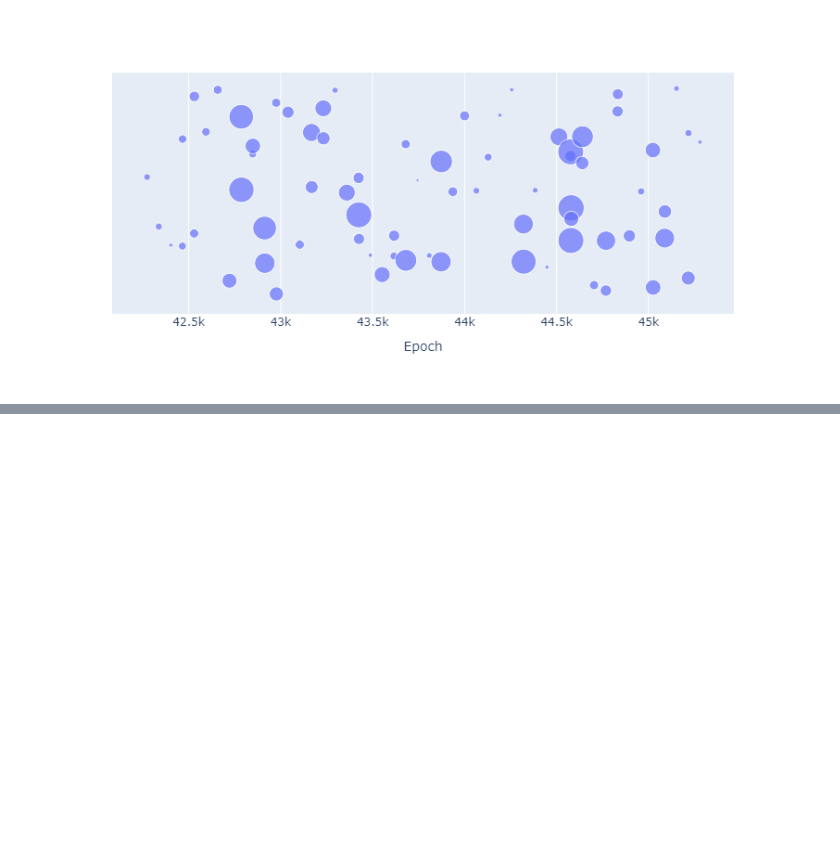
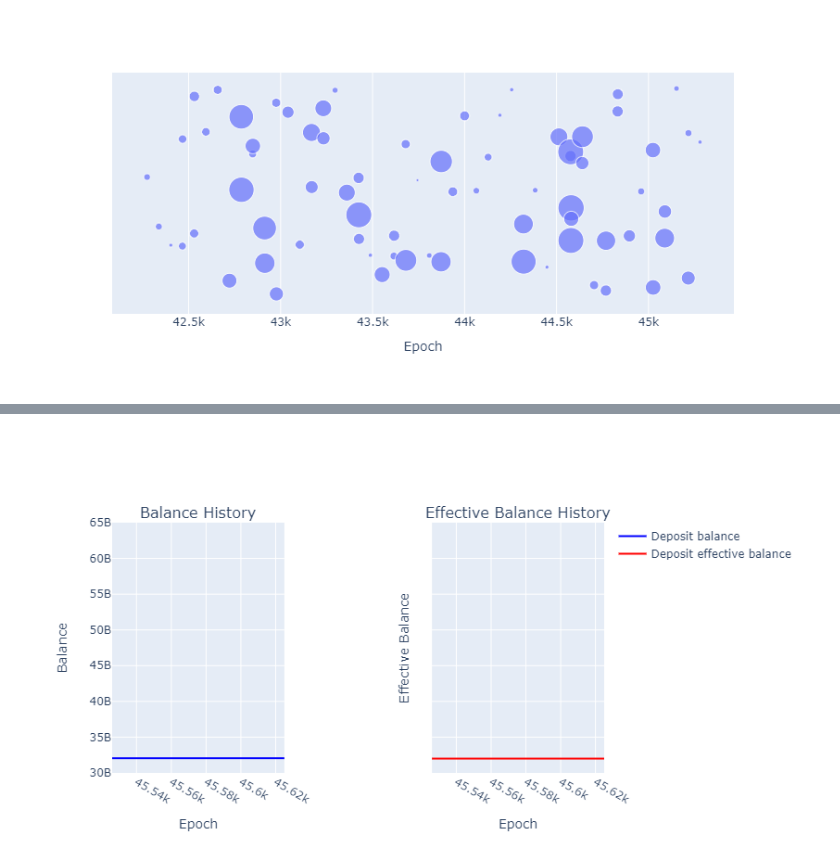
Before and after one commit to SHSR2001/beacondigest, a Jupyter notebook: notebooks/2021/06/21/oceanic2.ipynb, the cells around one changed output, grey strips where cells are left out. Drawn from its saved outputs; the diff is of its cells as text; code cells hidden in the pictures; blank space fills up the shorter version.

```diff
--- a/notebooks/2021/06/21/oceanic2.ipynb
+++ b/notebooks/2021/06/21/oceanic2.ipynb
@@ -347,0 +492,59 @@ The number of validators who have 64 Eth staked = 119
+# %%
+epoch1 = []
+balance1 = []
+effective_balance1 = []
+# %%
+with open('api_key.txt', 'r') as api_file:
+    api_key = api_file.read()
+
+x = requests.get('https://beaconcha.in/api/v1/validator/{}/balancehistory?api_key={}'.format(pub_keys1[56],api_key))
+data = x.json()['data']
+
+for d in data:
+    epoch1.append(d['epoch'])
+    balance1.append(d['balance'])
+    effective_balance1.append(d['effectivebalance'])
+# %%
+from plotly.subplots import make_subplots
+import plotly.graph_objects as go
+
+fig = make_subplots(
+    rows=1, cols=2,
+    subplot_titles=["Balance History", "Effective Balance History"],  horizontal_spacing=0.3, shared_yaxes=True
+)
+
+fig.add_trace(
+    go.Scatter(x=epoch1, y=balance1, name="Deposit balance",  marker = dict(color = "blue")),
+    row=1, col=1
+)
+
+fig.add_trace(
+    go.Scatter(x=epoch1, y=effective_balance1, name="Deposit effective balance", marker = dict(color = "red")),
+    row=1, col=2
+)
+
+fig.update_xaxes(
+    row=1, col=1,
+    title = "Epoch"
+    #tickmode="array", tickvals=np.arange(1,11), ticktext=["Largest staker", "2nd largest", "3rd", "4th", "5th", "6th", "7th", "8th", "9th", "Ocean"]
+)
+fig.update_xaxes(
+    row=1, col=2,
+    title = "Epoch"
+    #tickmode="array", tickvals=np.arange(1,11), ticktext=["Largest staker", "2nd largest", "3rd", "4th", "5th", "6th", "7th", "8th", "9th", "Ocean"]
+)
+
+fig.update_yaxes(
+    row=1, col=1,
+    title = "Balance"
+    #tickmode="array", tickvals=np.arange(1,11), ticktext=["Largest staker", "2nd largest", "3rd", "4th", "5th", "6th", "7th", "8th", "9th", "Ocean"]
+)
+fig.update_yaxes(
+    row=1, col=2,
+    title = "Effective Balance"
+    #tickmode="array", tickvals=np.arange(1,11), ticktext=["Largest staker", "2nd largest", "3rd", "4th", "5th", "6th", "7th", "8th", "9th", "Ocean"]
+)
+
+fig.update_layout(yaxis_range=[30000000000,65000000000])
+# %% [output]
+[figure, added]
```
Also changed, not shown: parts of 33 cells of this notebook.
